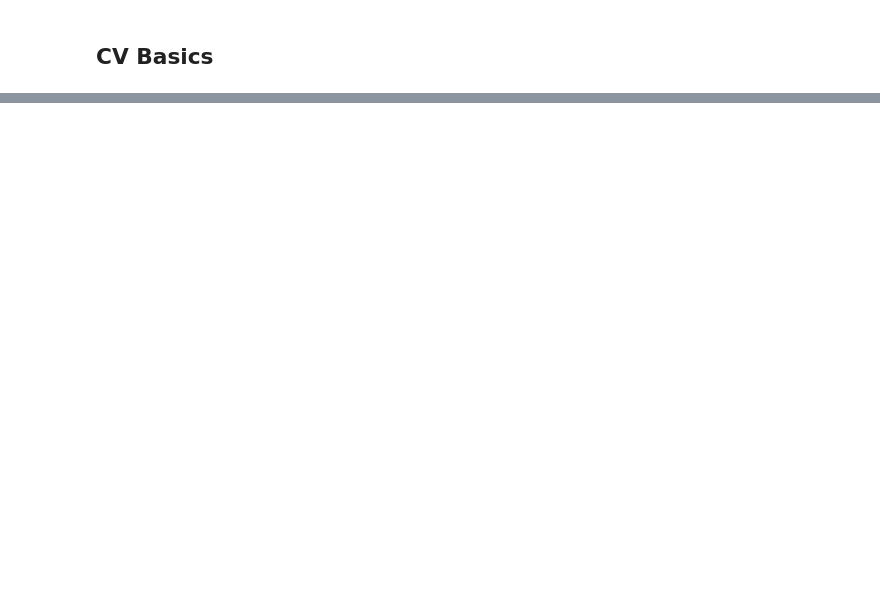
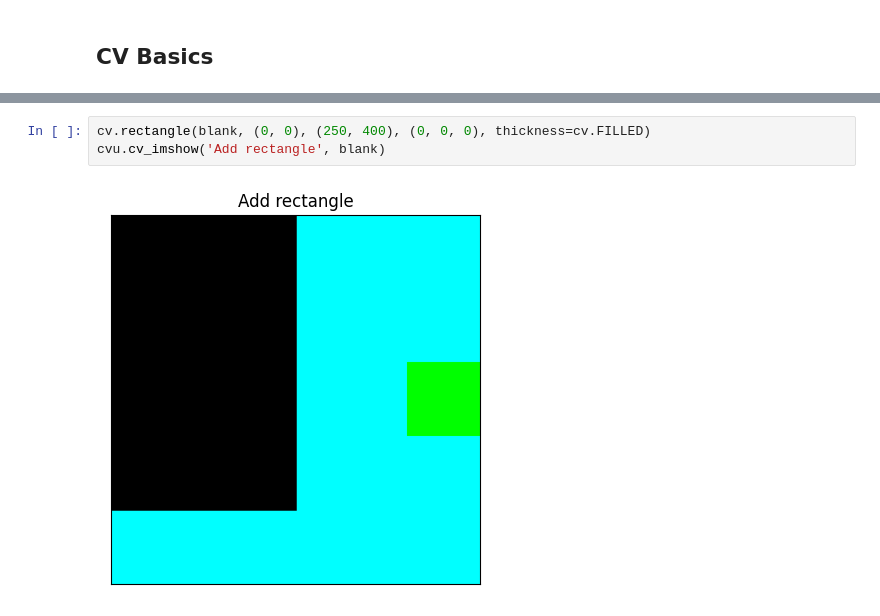
Before and after one commit to Xzirva/computer-vison, a Jupyter notebook: notebooks/cv_basics.ipynb, the cells around one changed output, grey strips where cells are left out. Drawn from its saved outputs; the diff is of its cells as text; blank space fills up the shorter version.

```diff
--- a/notebooks/cv_basics.ipynb
+++ b/notebooks/cv_basics.ipynb
@@ -17,0 +79,5 @@ cvu.cv_imshow(img, 'Cat')
+# %%
+cv.rectangle(blank, (0, 0), (250, 400), (0, 0, 0), thickness=cv.FILLED)
+cvu.cv_imshow('Add rectangle', blank)
+# %% [output]
+[figure, added]
```
Also changed, not shown: parts of 56 cells of this notebook, 1 other file.
